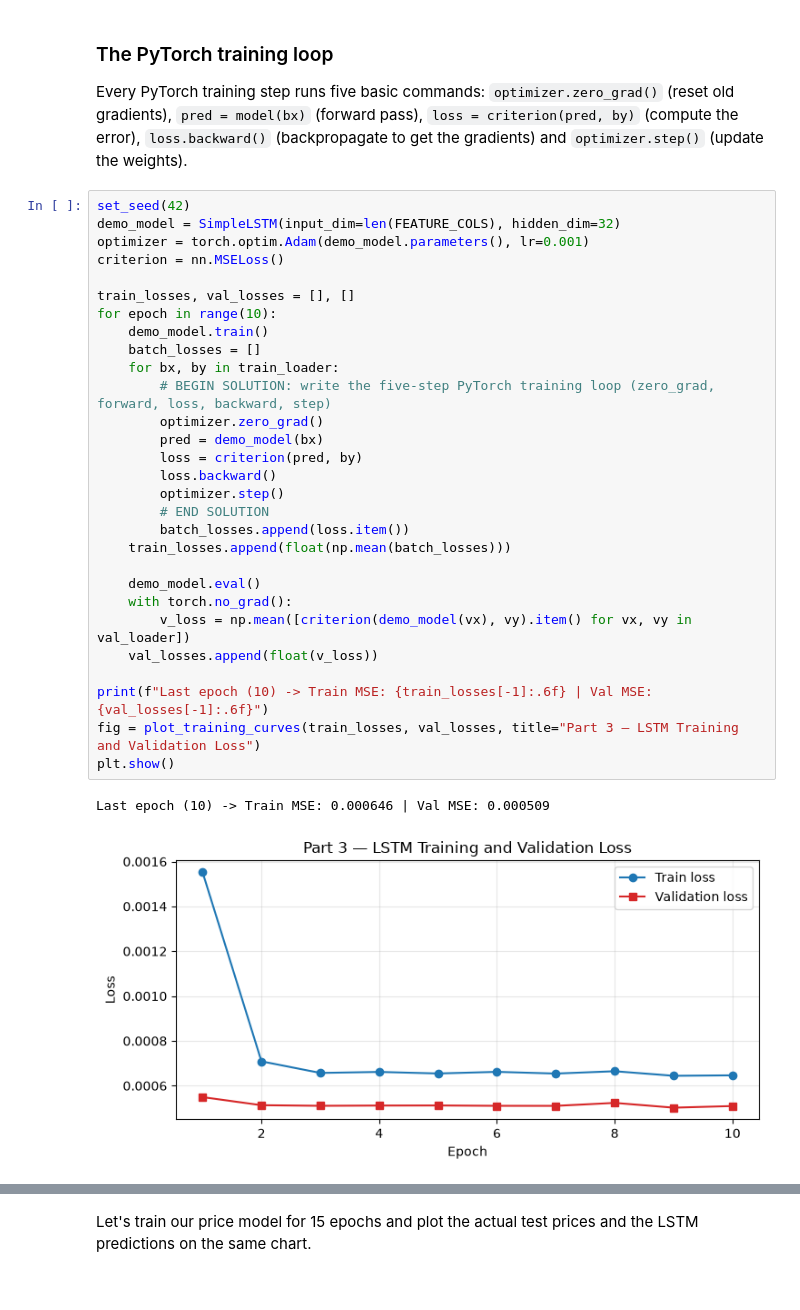
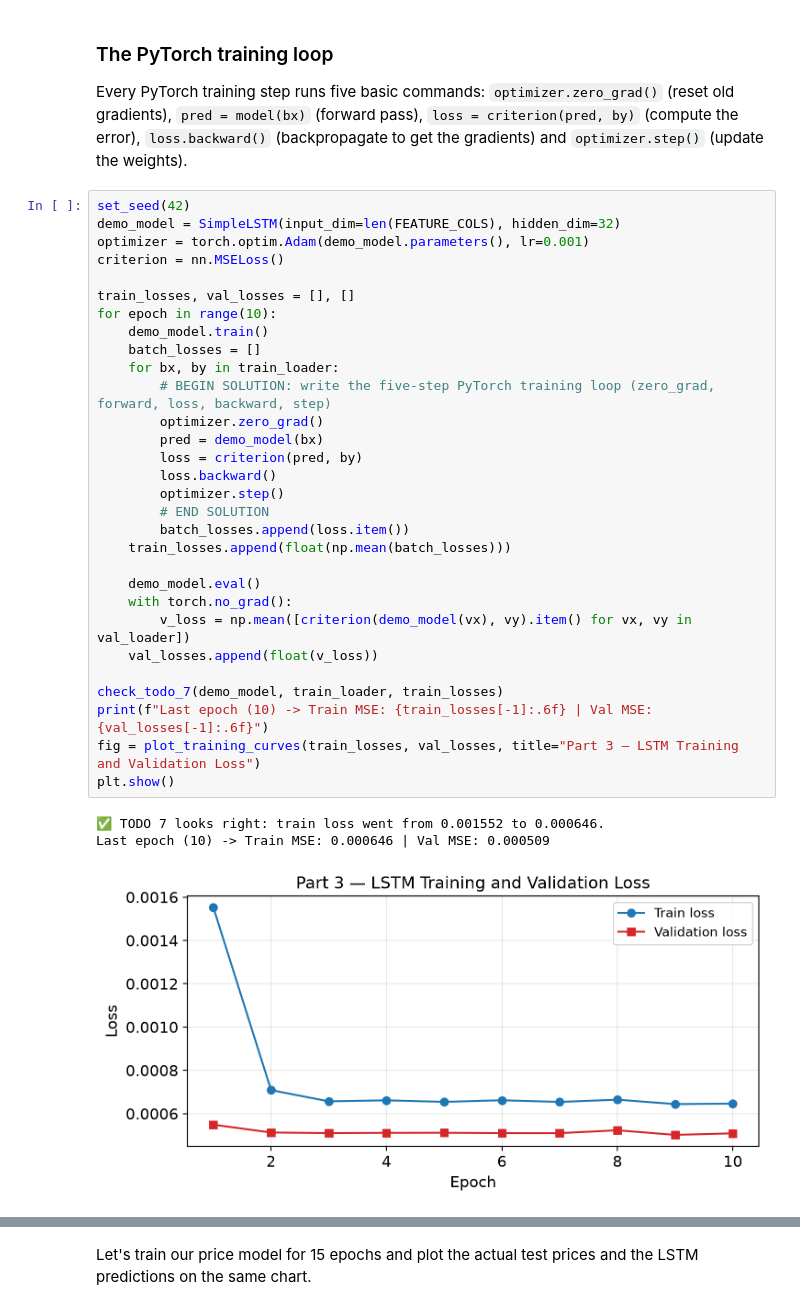
Before and after one commit to omarcevi/pytorch-finance-workshop, a Jupyter notebook: notebooks/workshop_solution.ipynb, the cells around one changed output, grey strips where cells are left out. Cells and saved outputs as stored; diff of their text form.

```diff
--- a/notebooks/workshop_solution.ipynb
+++ b/notebooks/workshop_solution.ipynb
@@ -346,33 +392,35 @@ Every PyTorch training step runs five basic commands: `optimizer.zero_grad()` (r
 set_seed(42)
 demo_model = SimpleLSTM(input_dim=len(FEATURE_COLS), hidden_dim=32)
 optimizer = torch.optim.Adam(demo_model.parameters(), lr=0.001)
 criterion = nn.MSELoss()
 
 train_losses, val_losses = [], []
 for epoch in range(10):
     demo_model.train()
     batch_losses = []
     for bx, by in train_loader:
         # BEGIN SOLUTION: write the five-step PyTorch training loop (zero_grad, forward, loss, backward, step)
         optimizer.zero_grad()
         pred = demo_model(bx)
         loss = criterion(pred, by)
         loss.backward()
         optimizer.step()
         # END SOLUTION
         batch_losses.append(loss.item())
     train_losses.append(float(np.mean(batch_losses)))
 
     demo_model.eval()
     with torch.no_grad():
         v_loss = np.mean([criterion(demo_model(vx), vy).item() for vx, vy in val_loader])
     val_losses.append(float(v_loss))
 
+check_todo_7(demo_model, train_loader, train_losses)
 print(f"Last epoch (10) -> Train MSE: {train_losses[-1]:.6f} | Val MSE: {val_losses[-1]:.6f}")
 fig = plot_training_curves(train_losses, val_losses, title="Part 3 — LSTM Training and Validation Loss")
 plt.show()
 # %% [output]
+✅ TODO 7 looks right: train loss went from 0.001552 to 0.000646.
 Last epoch (10) -> Train MSE: 0.000646 | Val MSE: 0.000509
-[figure, old version]
+[figure, new version]
 # %% [markdown]
 ---
```
Also changed, not shown: parts of 32 cells of this notebook, 5 other files.
